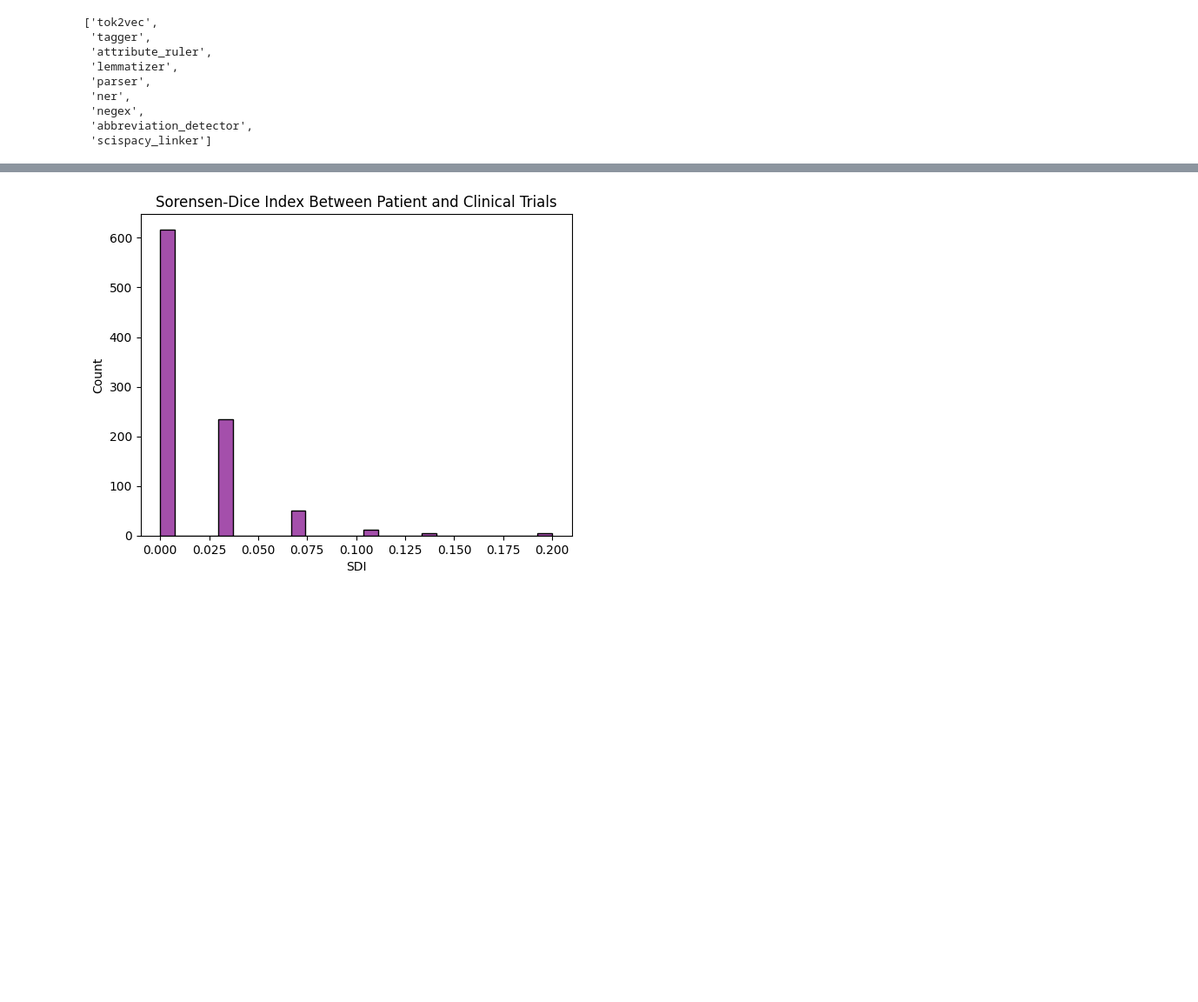
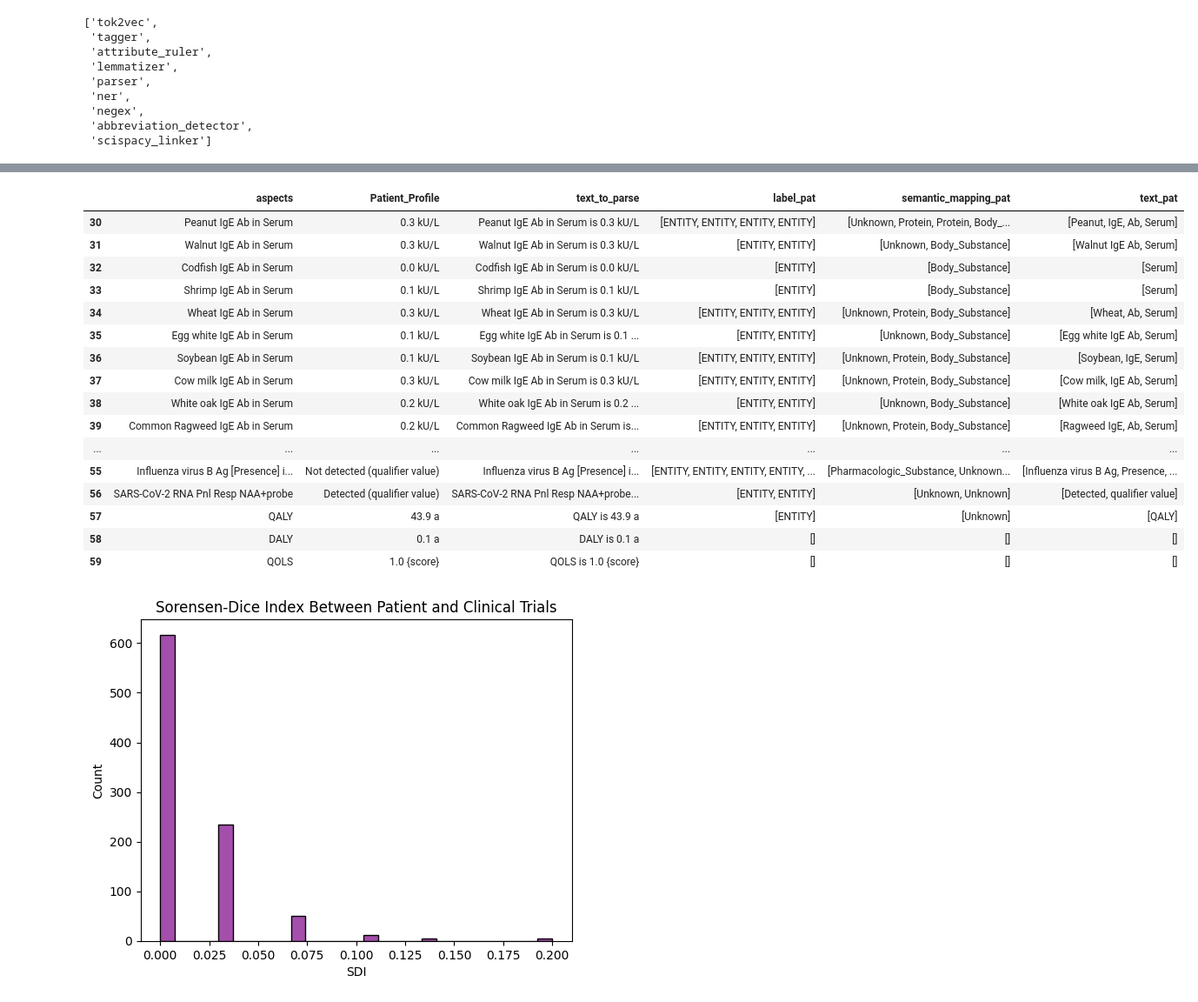
Before and after one commit to victormurcia/CTS_Test, a Jupyter notebook: CTS_Unifying_Routines.ipynb, the cells around one changed output, grey strips where cells are left out. Shown at 87% size. Saved outputs shown, nothing was run; the diff lists cells and outputs as text; code cells hidden in the pictures; blank space fills up the shorter version.

```diff
--- a/CTS_Unifying_Routines.ipynb
+++ b/CTS_Unifying_Routines.ipynb
@@ -752,3 +821,24 @@ final_df['SDI'].max()
+# %%
+pdf_red = patient_ner_df[['aspects','Patient_Profile','text_to_parse','label_pat','semantic_mapping_pat','text_pat']]
+pdf_red[30:60]
+# %% [output]
+|  | aspects | Patient_Profile | text_to_parse | label_pat | semantic_mapping_pat | text_pat |
+| 30 | Peanut IgE Ab in Serum | 0.3 kU/L | Peanut IgE Ab in Serum is 0.3 kU/L | [ENTITY, ENTITY, ENTITY, ENTITY] | [Unknown, Protein, Protein, Body_... | [Peanut, IgE, Ab, Serum] |
+| 31 | Walnut IgE Ab in Serum | 0.3 kU/L | Walnut IgE Ab in Serum is 0.3 kU/L | [ENTITY, ENTITY] | [Unknown, Body_Substance] | [Walnut IgE Ab, Serum] |
+| 32 | Codfish IgE Ab in Serum | 0.0 kU/L | Codfish IgE Ab in Serum is 0.0 kU/L | [ENTITY] | [Body_Substance] | [Serum] |
+| 33 | Shrimp IgE Ab in Serum | 0.1 kU/L | Shrimp IgE Ab in Serum is 0.1 kU/L | [ENTITY] | [Body_Substance] | [Serum] |
+| 34 | Wheat IgE Ab in Serum | 0.3 kU/L | Wheat IgE Ab in Serum is 0.3 kU/L | [ENTITY, ENTITY, ENTITY] | [Unknown, Protein, Body_Substance] | [Wheat, Ab, Serum] |
+| 35 | Egg white IgE Ab in Serum | 0.1 kU/L | Egg white IgE Ab in Serum is 0.1 ... | [ENTITY, ENTITY] | [Unknown, Body_Substance] | [Egg white IgE Ab, Serum] |
+| 36 | Soybean IgE Ab in Serum | 0.1 kU/L | Soybean IgE Ab in Serum is 0.1 kU/L | [ENTITY, ENTITY, ENTITY] | [Unknown, Protein, Body_Substance] | [Soybean, IgE, Serum] |
+| 37 | Cow milk IgE Ab in Serum | 0.3 kU/L | Cow milk IgE Ab in Serum is 0.3 kU/L | [ENTITY, ENTITY, ENTITY] | [Unknown, Protein, Body_Substance] | [Cow milk, IgE Ab, Serum] |
+| 38 | White oak IgE Ab in Serum | 0.2 kU/L | White oak IgE Ab in Serum is 0.2 ... | [ENTITY, ENTITY] | [Unknown, Body_Substance] | [White oak IgE Ab, Serum] |
+| 39 | Common Ragweed IgE Ab in Serum | 0.2 kU/L | Common Ragweed IgE Ab in Serum is... | [ENTITY, ENTITY, ENTITY] | [Unknown, Protein, Body_Substance] | [Ragweed IgE, Ab, Serum] |
+| ... | ... | ... | ... | ... | ... | ... |
+| 55 | Influenza virus B Ag [Presence] i... | Not detected (qualifier value) | Influenza virus B Ag [Presence] i... | [ENTITY, ENTITY, ENTITY, ENTITY, ... | [Pharmacologic_Substance, Unknown... | [Influenza virus B Ag, Presence, ... |
+| 56 | SARS-CoV-2 RNA Pnl Resp NAA+probe | Detected (qualifier value) | SARS-CoV-2 RNA Pnl Resp NAA+probe... | [ENTITY, ENTITY] | [Unknown, Unknown] | [Detected, qualifier value] |
+| 57 | QALY | 43.9 a | QALY is 43.9 a | [ENTITY] | [Unknown] | [QALY] |
+| 58 | DALY | 0.1 a | DALY is 0.1 a | [] | [] | [] |
+| 59 | QOLS | 1.0 {score} | QOLS is 1.0 {score} | [] | [] | [] |
 # %%
 # plot a histogram of the 'age' column using Seaborn
 sns.histplot(data=final_df, x='SDI',color='#86148f').set_title('Sorensen-Dice Index Between Patient and Clinical Trials')
```
Also changed, not shown: parts of 13 cells of this notebook.
